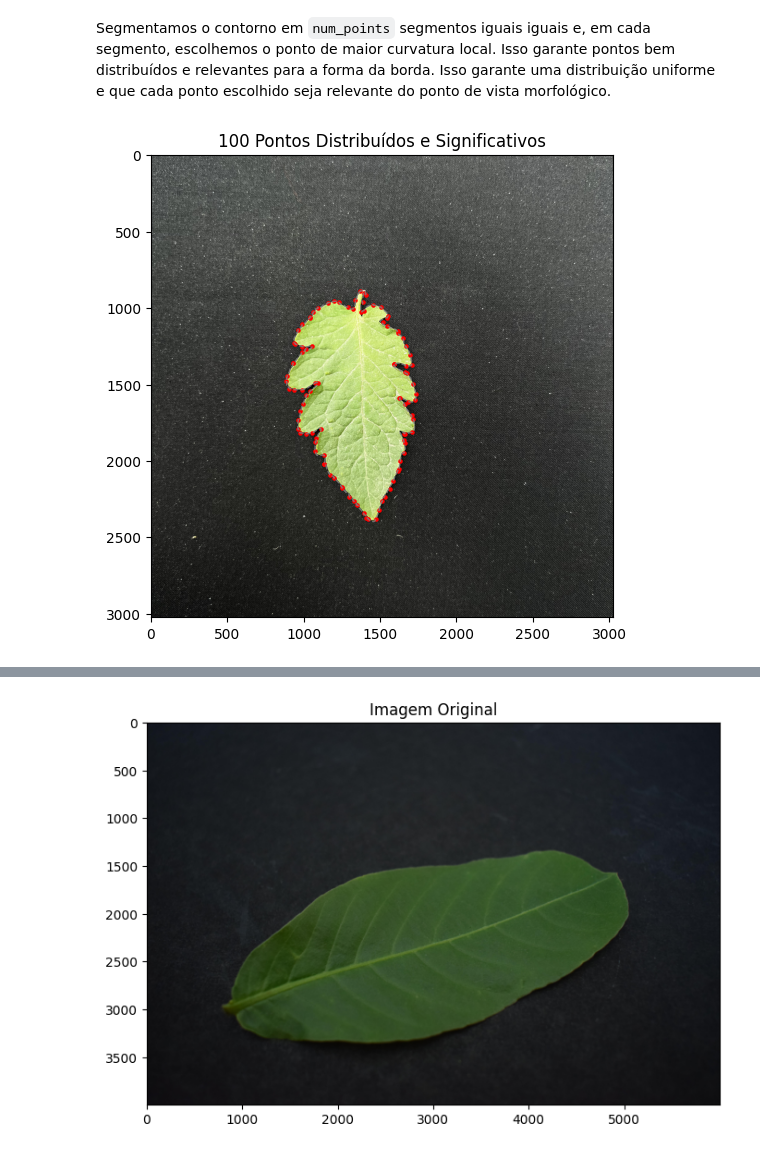
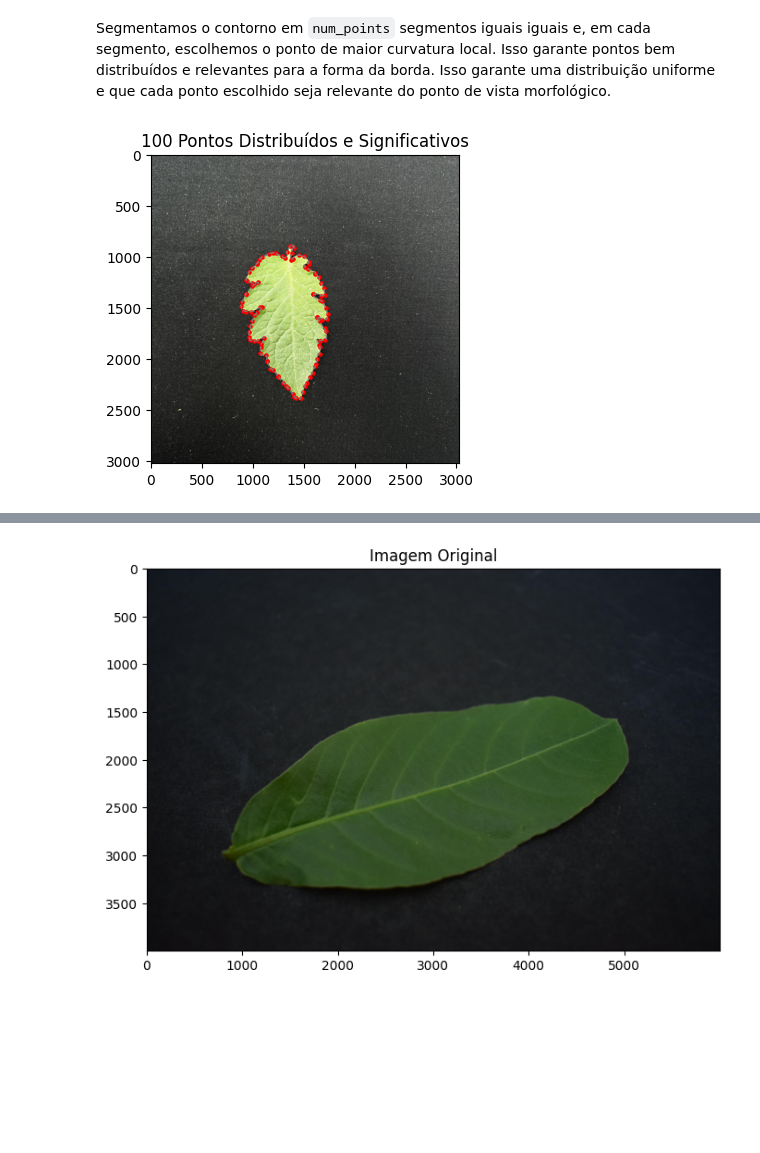
Before and after one commit to mateuskrause/tp-aln, a Jupyter notebook: main.ipynb, the cells around one changed output, grey strips where cells are left out. Drawn from its saved outputs; the diff is of its cells as text; code cells hidden in the pictures; blank space fills up the shorter version.

```diff
--- a/main.ipynb
+++ b/main.ipynb
@@ -111,28 +111,28 @@ Segmentamos o contorno em `num_points` segmentos iguais iguais e, em cada segmen
 # %%
 def significant_points(img, contour_closed, abs_curvature, num_points=100):
     N = len(contour_closed)
     step = N // num_points
 
     final_indices = []
     for i in range(num_points):
         start = i * step
         end = (i + 1) * step if i < num_points - 1 else N
         region_indices = range(start, end)
         best_idx = max(region_indices, key=lambda idx: abs_curvature[idx])
         final_indices.append(best_idx)
 
     final_points = contour_closed[final_indices]
 
-    plt.figure(figsize=(6, 6))
+    plt.figure(figsize=(4, 4))
     plt.imshow(img)
     plt.plot(contour_closed[:, 0], contour_closed[:, 1], '--', color='gray', lw=1, alpha=0.8)
     plt.scatter(final_points[:, 0], final_points[:, 1], c='red', s=5, marker='o')
     plt.title(f'{num_points} Pontos Distribuídos e Significativos')
     plt.show()
 
 significant_points(img, contour_closed, abs_curvature, num_points=100)
 # %% [output]
-[figure, old version]
+[figure, new version]
 # %%
 significant_points(img, contour_closed, abs_curvature, num_points=20)
 # %% [output]
```
Also changed, not shown: parts of 27 cells of this notebook, 1 other file.
